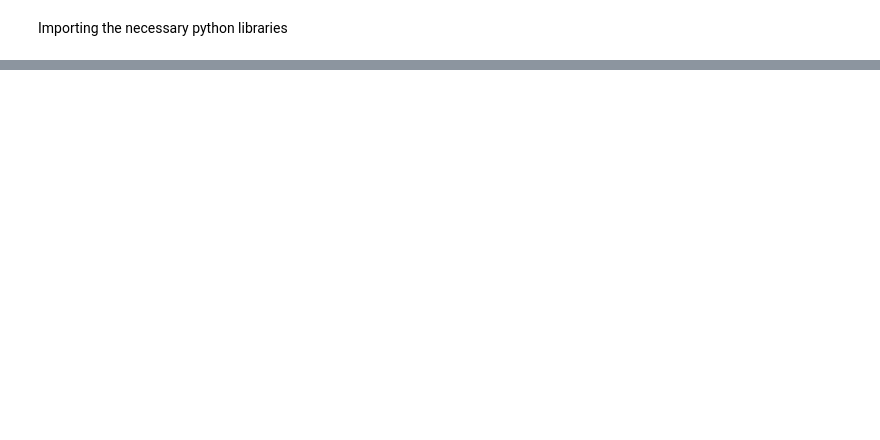
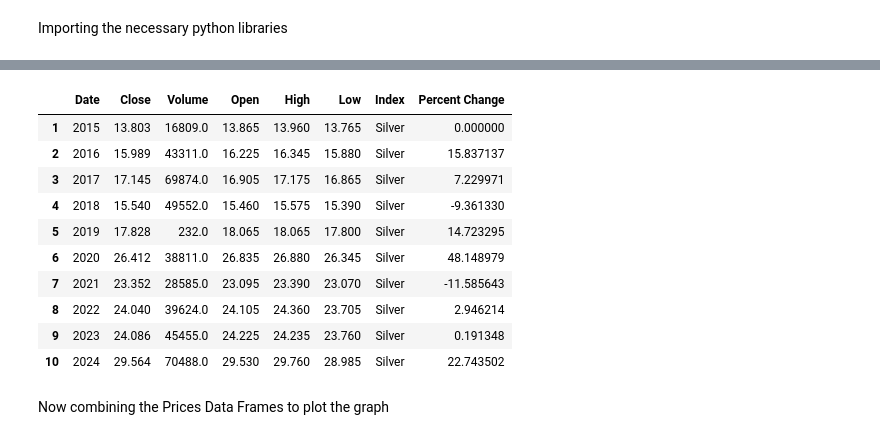
Before and after one commit to akash0214/Gold_Analysis, a Jupyter notebook: gold_eda.ipynb, the cells around one changed output, grey strips where cells are left out. Saved outputs shown, nothing was run; the diff lists cells and outputs as text; code cells hidden in the pictures; blank space fills up the shorter version.

```diff
--- a/gold_eda.ipynb
+++ b/gold_eda.ipynb
@@ -48,0 +109,32 @@ memory usage: 1.0 KB
+# %%
+# Silver Prices:
+silver_price_data = pd.read_csv('silver_prices.csv')
+# silver_price_data.columns   #Just change the column name Close/Last to Close
+silver_price_data = silver_price_data.rename(columns={'Close/Last': 'Close'})
+# silver_price_data.info()    # Date is of type object here
+silver_price_data['Date'] = pd.to_datetime(silver_price_data['Date'], format='mixed')
+silver_price_data.set_index('Date', inplace=True)
+silver_price_data = silver_price_data.resample('YE').last()
+silver_price_data.reset_index(inplace=True)
+silver_price_data = silver_price_data[silver_price_data['Date'].dt.year >= 2015]
+silver_price_data['Date'] = silver_price_data['Date'].dt.year
+# Assigning data into the Data Frame
+price_silver_df = pd.DataFrame(silver_price_data)
+price_silver_df['Index'] = 'Silver'
+price_silver_df['Percent Change'] = price_silver_df['Close'].pct_change()*100
+price_silver_df['Percent Change'] = price_silver_df['Percent Change'].fillna(0)
+price_silver_df.head(20)
+# %% [output]
+|  | Date | Close | Volume | Open | High | Low | Index | Percent Change |
+| 1 | 2015 | 13.803 | 16809.0 | 13.865 | 13.960 | 13.765 | Silver | 0.000000 |
+| 2 | 2016 | 15.989 | 43311.0 | 16.225 | 16.345 | 15.880 | Silver | 15.837137 |
+| 3 | 2017 | 17.145 | 69874.0 | 16.905 | 17.175 | 16.865 | Silver | 7.229971 |
+| 4 | 2018 | 15.540 | 49552.0 | 15.460 | 15.575 | 15.390 | Silver | -9.361330 |
+| 5 | 2019 | 17.828 | 232.0 | 18.065 | 18.065 | 17.800 | Silver | 14.723295 |
+| 6 | 2020 | 26.412 | 38811.0 | 26.835 | 26.880 | 26.345 | Silver | 48.148979 |
+| 7 | 2021 | 23.352 | 28585.0 | 23.095 | 23.390 | 23.070 | Silver | -11.585643 |
+| 8 | 2022 | 24.040 | 39624.0 | 24.105 | 24.360 | 23.705 | Silver | 2.946214 |
+| 9 | 2023 | 24.086 | 45455.0 | 24.225 | 24.235 | 23.760 | Silver | 0.191348 |
+| 10 | 2024 | 29.564 | 70488.0 | 29.530 | 29.760 | 28.985 | Silver | 22.743502 |
+# %% [markdown]
+Now combining the Prices Data Frames to plot the graph
```
Also changed, not shown: parts of 12 cells of this notebook.
